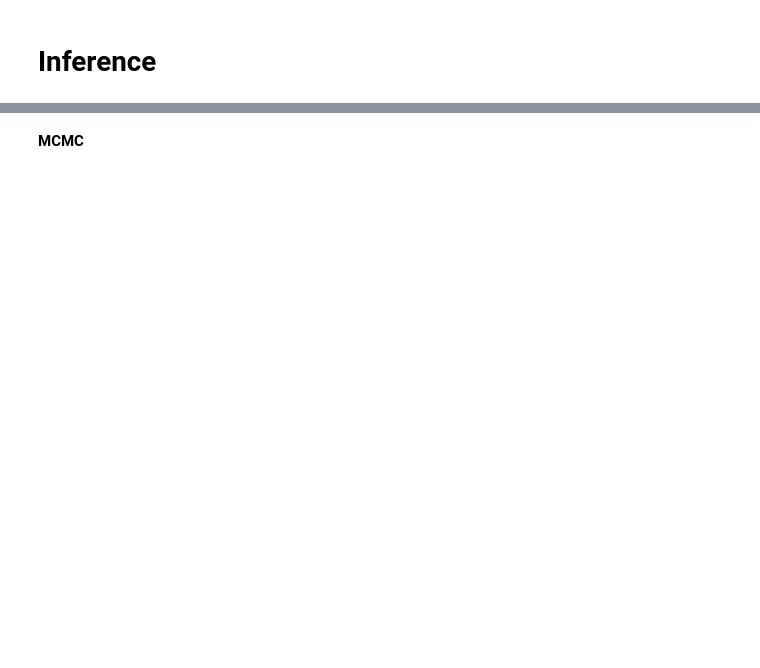
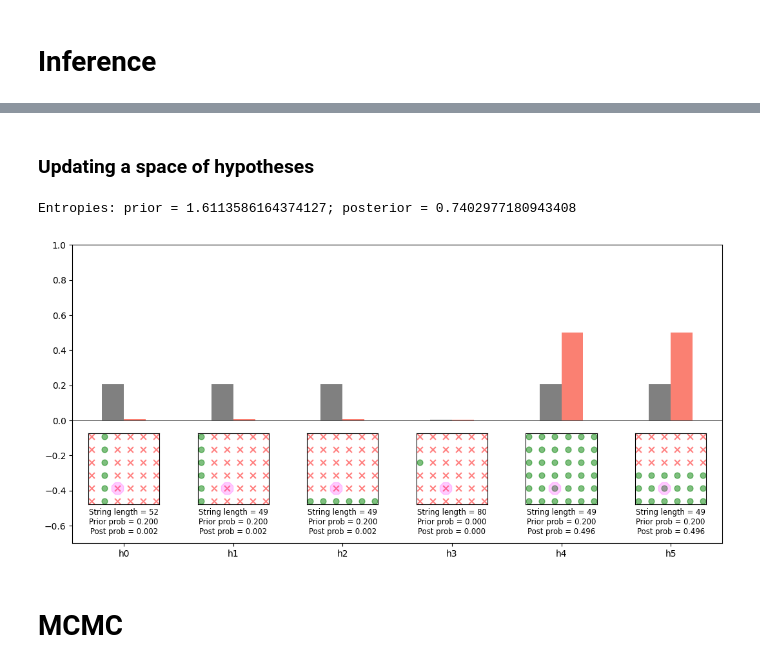
Before and after one commit to alex-ten/fep_model, a Jupyter notebook: lot_fep.ipynb, the cells around one changed output, grey strips where cells are left out. Drawn from its saved outputs; the diff is of its cells as text; code cells hidden in the pictures; blank space fills up the shorter version.

```diff
--- a/lot_fep.ipynb
+++ b/lot_fep.ipynb
@@ -153,2 +324,55 @@ TooBigException:
+# %% [markdown]
+### Updating a space of hypotheses
+# %%
+def dentropy(x):
+    return -np.sum(x * np.log(x))
+
+stim = Stimulus(F0=3, F1=2)
+observation = [FunctionData(input=[{stim}], output=True, alpha=0.99)]
+
+seeds = [1, 4, 27, 23, 99, 11]
+hyps = []
+for s in seeds:
+    seed(s)
+    hyps.append(MyHypothesis())
+
+
+logprior, loglik, logpost = [], [], []
+for i, h in enumerate(hyps):
+    logprior.append(h.compute_prior())
+    loglik.append(h.compute_likelihood(observation))
+    logpost.append(h.compute_posterior(observation))
+
+# Normalize
+beliefs = [np.array(logprior), np.array(logpost)]
+for i, b in enumerate(beliefs):
+    b = np.exp(b)
+    b = b/b.sum()
+    beliefs[i] = b
+fig.tight_layout()
+
+print(f'Entropies: prior = {dentropy(beliefs[0])}; posterior = {dentropy(beliefs[1])}')
+fig, ax = plt.subplots(figsize=[13, 6], nrows=1, ncols=1, sharex=True)
+
+w, x = 0.20, np.arange(len(hyps))
+ax.bar(x - w/2, beliefs[0]+.005, w, color='gray', label='prior')
+ax.bar(x + w/2, beliefs[1]+.005, w, color='salmon', label='posterior')
+ax.axhline(0, color='k', lw=.5)
+ax.set_ylim([-.7, 1])
+ax.set_xticks(x)
+ax.set_xticklabels([f'h{i}' for i in x])
+ax.grid
+s = .65
+
+for i, h in enumerate(hyps):
+    axin = inset_axes(ax, width='100%', height='100%', bbox_transform=ax.transData, bbox_to_anchor=(x[i]-s/2, -.6, s, s), loc='upper center', borderpad=0)
+    axin.set_aspect('equal')
+    h.vis_mpl(stimuli, ax=axin)
+    axin.scatter(x=stim.F0, y=stim.F1, marker='8', s=200, alpha=.2, color='magenta')
+    rm_ticks(axin)
+    axin.set_xlabel(f'String length = {len(qq(h))}\nPrior prob = {beliefs[0][i]:.3f}\nPost prob = {beliefs[1][i]:.3f}', fontsize='small')
+# %% [output]
+Entropies: prior = 1.6113586164374127; posterior = 0.7402977180943408
+[figure, added]
 # %% [markdown]
-**MCMC**
+# **MCMC**
```
Also changed, not shown: parts of 22 cells of this notebook.
